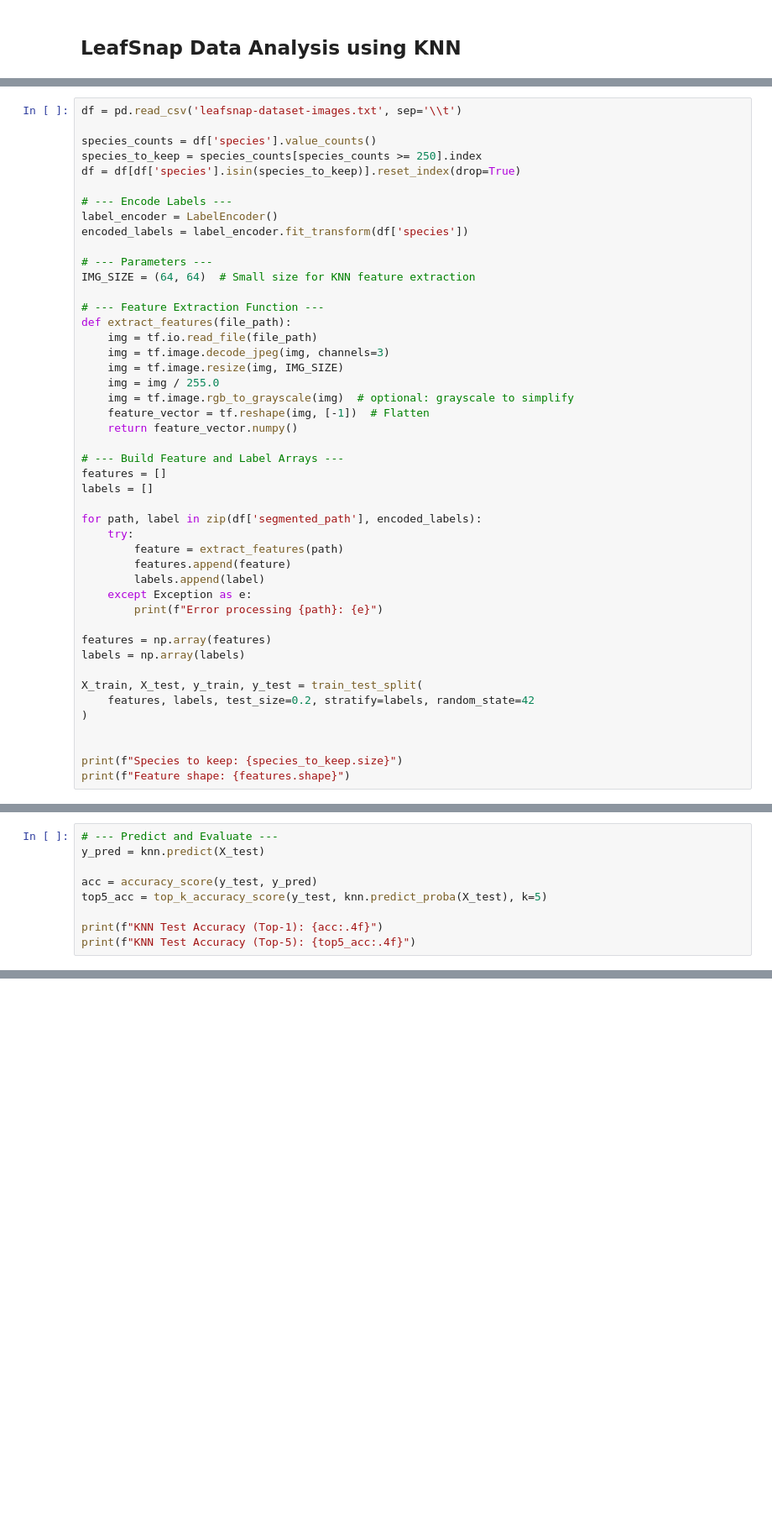
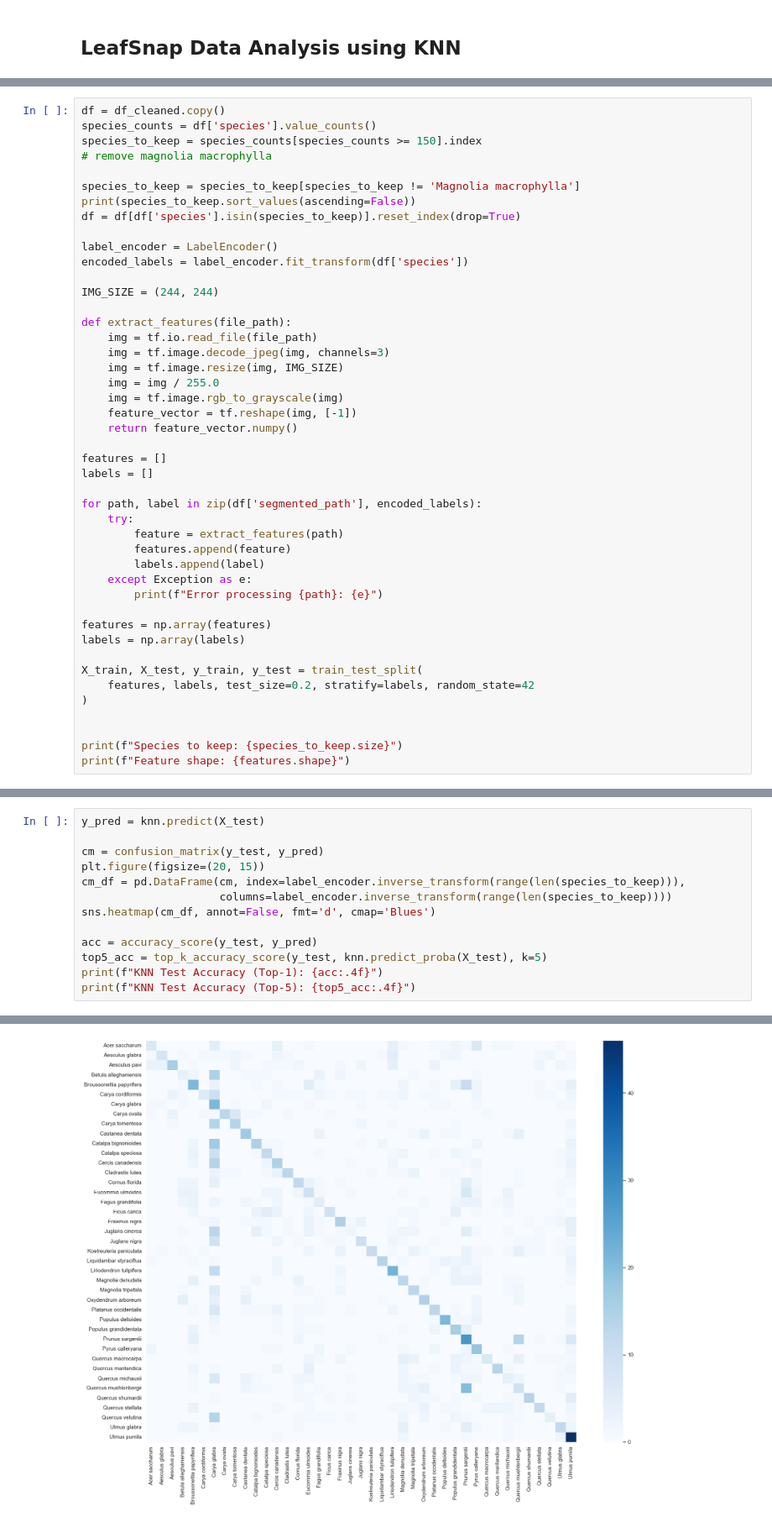
Before and after one commit to CharlieBoye8/boye_leafID, a Jupyter notebook: LeafSnapKNN.ipynb, the cells around one changed output, grey strips where cells are left out. Shown at 84% size. Cells and saved outputs as stored; diff of their text form; blank space fills up the shorter version.

```diff
--- a/LeafSnapKNN.ipynb
+++ b/LeafSnapKNN.ipynb
@@ -11,28 +85,27 @@ from sklearn.metrics import accuracy_score, top_k_accuracy_score
 # %%
-df = pd.read_csv('leafsnap-dataset-images.txt', sep='\\t')
+df = df_cleaned.copy()
+species_counts = df['species'].value_counts()
+species_to_keep = species_counts[species_counts >= 150].index
+# remove magnolia macrophylla
 
-species_counts = df['species'].value_counts()
-species_to_keep = species_counts[species_counts >= 250].index
+species_to_keep = species_to_keep[species_to_keep != 'Magnolia macrophylla']
+print(species_to_keep.sort_values(ascending=False))
 df = df[df['species'].isin(species_to_keep)].reset_index(drop=True)
 
-# --- Encode Labels ---
 label_encoder = LabelEncoder()
 encoded_labels = label_encoder.fit_transform(df['species'])
 
-# --- Parameters ---
-IMG_SIZE = (64, 64)  # Small size for KNN feature extraction
+IMG_SIZE = (244, 244)
 
-# --- Feature Extraction Function ---
 def extract_features(file_path):
     img = tf.io.read_file(file_path)
     img = tf.image.decode_jpeg(img, channels=3)
     img = tf.image.resize(img, IMG_SIZE)
     img = img / 255.0
-    img = tf.image.rgb_to_grayscale(img)  # optional: grayscale to simplify
-    feature_vector = tf.reshape(img, [-1])  # Flatten
+    img = tf.image.rgb_to_grayscale(img)
+    feature_vector = tf.reshape(img, [-1])
     return feature_vector.numpy()
 
-# --- Build Feature and Label Arrays ---
 features = []
 labels = []
 
@@ -66,10 +165,14 @@ KNeighborsClassifier(weights='distance')
 # %%
-# --- Predict and Evaluate ---
 y_pred = knn.predict(X_test)
+
+cm = confusion_matrix(y_test, y_pred)
+plt.figure(figsize=(20, 15))
+cm_df = pd.DataFrame(cm, index=label_encoder.inverse_transform(range(len(species_to_keep))),
+                     columns=label_encoder.inverse_transform(range(len(species_to_keep))))
+sns.heatmap(cm_df, annot=False, fmt='d', cmap='Blues')
 
 acc = accuracy_score(y_test, y_pred)
 top5_acc = top_k_accuracy_score(y_test, knn.predict_proba(X_test), k=5)
-
 print(f"KNN Test Accuracy (Top-1): {acc:.4f}")
 print(f"KNN Test Accuracy (Top-5): {top5_acc:.4f}")
 # %% [output]
@@ -77,0 +181 @@ KNN Test Accuracy (Top-5): 0.9232
+[figure, added]
```
Also changed, not shown: parts of 11 cells of this notebook, 3 other files.
